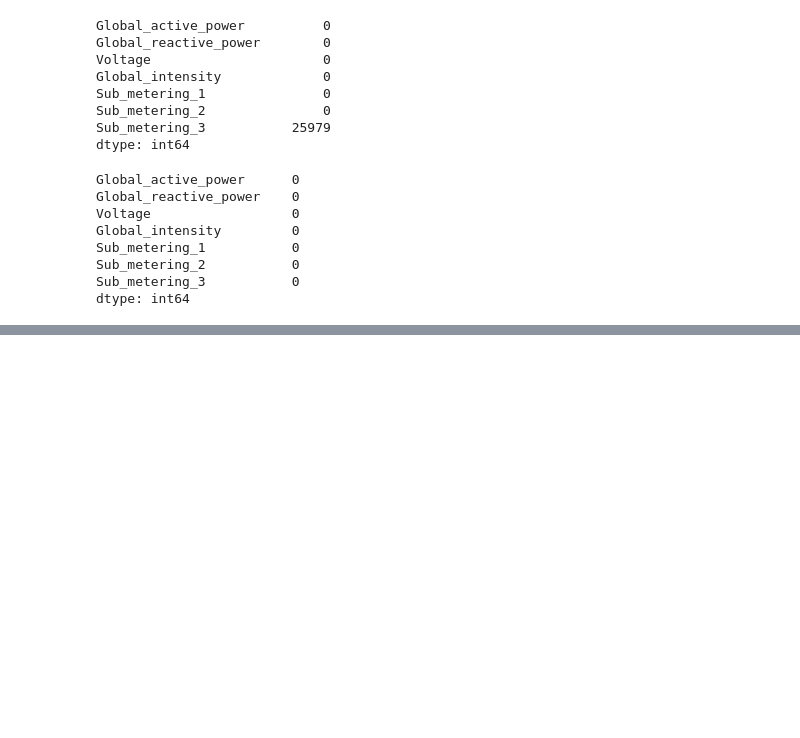
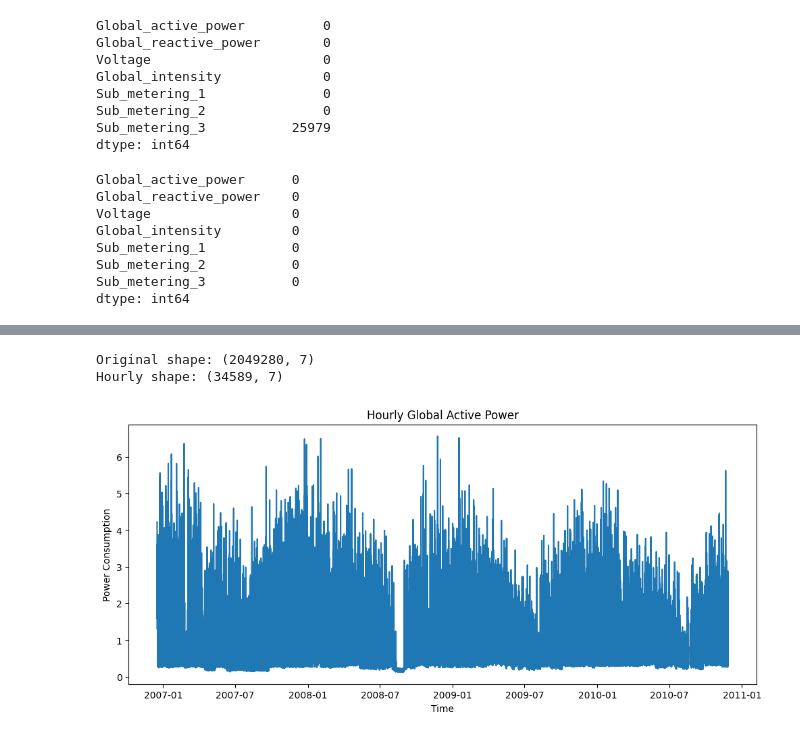
Before and after one commit to ashifa-1/energy-lstm-forecast, a Jupyter notebook: notebook/energy_forecast.ipynb, the cells around one changed output, grey strips where cells are left out. Drawn from its saved outputs; the diff is of its cells as text; code cells hidden in the pictures; blank space fills up the shorter version.

Commit message:
Reduction of original data to hourly data

```diff
--- a/notebook/energy_forecast.ipynb
+++ b/notebook/energy_forecast.ipynb
@@ -124,0 +151,2 @@ df.info()
+# %%
+df_hourly = df.resample('h').mean()
@@ -124,0 +163,15 @@ df.info()
+# %%
+print("Original shape:", df.shape)
+print("Hourly shape:", df_hourly.shape)
+# %% [output]
+Original shape: (2049280, 7)
+Hourly shape: (34589, 7)
+# %%
+plt.figure(figsize=(12,5))
+plt.plot(df_hourly['Global_active_power'])
+plt.title("Hourly Global Active Power")
+plt.xlabel("Time")
+plt.ylabel("Power Consumption")
+plt.show()
+# %% [output]
+[figure, added]
```
Also changed, not shown: parts of 4 cells of this notebook.
